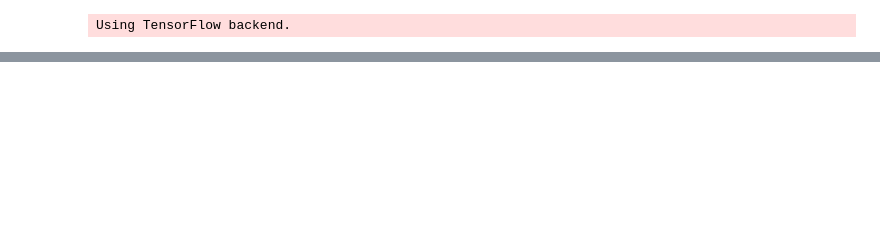
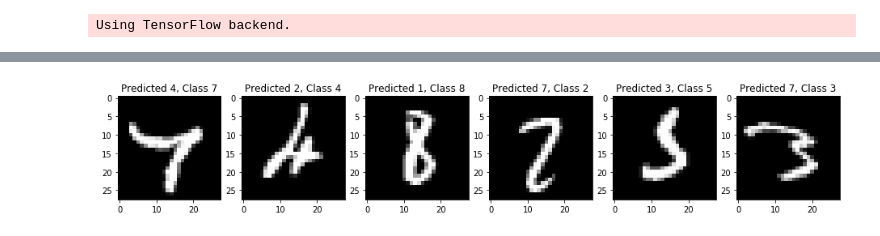
Before and after one commit to diggerdata/MNIST_TSN, a Jupyter notebook: ANN.ipynb, the cells around one changed output, grey strips where cells are left out. Saved outputs shown, nothing was run; the diff lists cells and outputs as text; code cells hidden in the pictures; blank space fills up the shorter version.

```diff
--- a/ANN.ipynb
+++ b/ANN.ipynb
@@ -154,0 +133,9 @@ plt.legend(['Training', 'Validation'], loc='lower right')
+# %%
+num_figures = 6
+plt.figure(figsize=(16,8))
+for i, incorrect in enumerate(incorrect_indices[:num_figures]):
+    plt.subplot(1,num_figures,i+1)
+    plt.imshow(X_test[incorrect].reshape(28,28), cmap='gray', interpolation='none')
+    plt.title("Predicted {}, Class {}".format(predicted_classes[incorrect], y_test[incorrect]))
+# %% [output]
+[figure, added]
```
Also changed, not shown: parts of 25 cells of this notebook, 1 other file.
